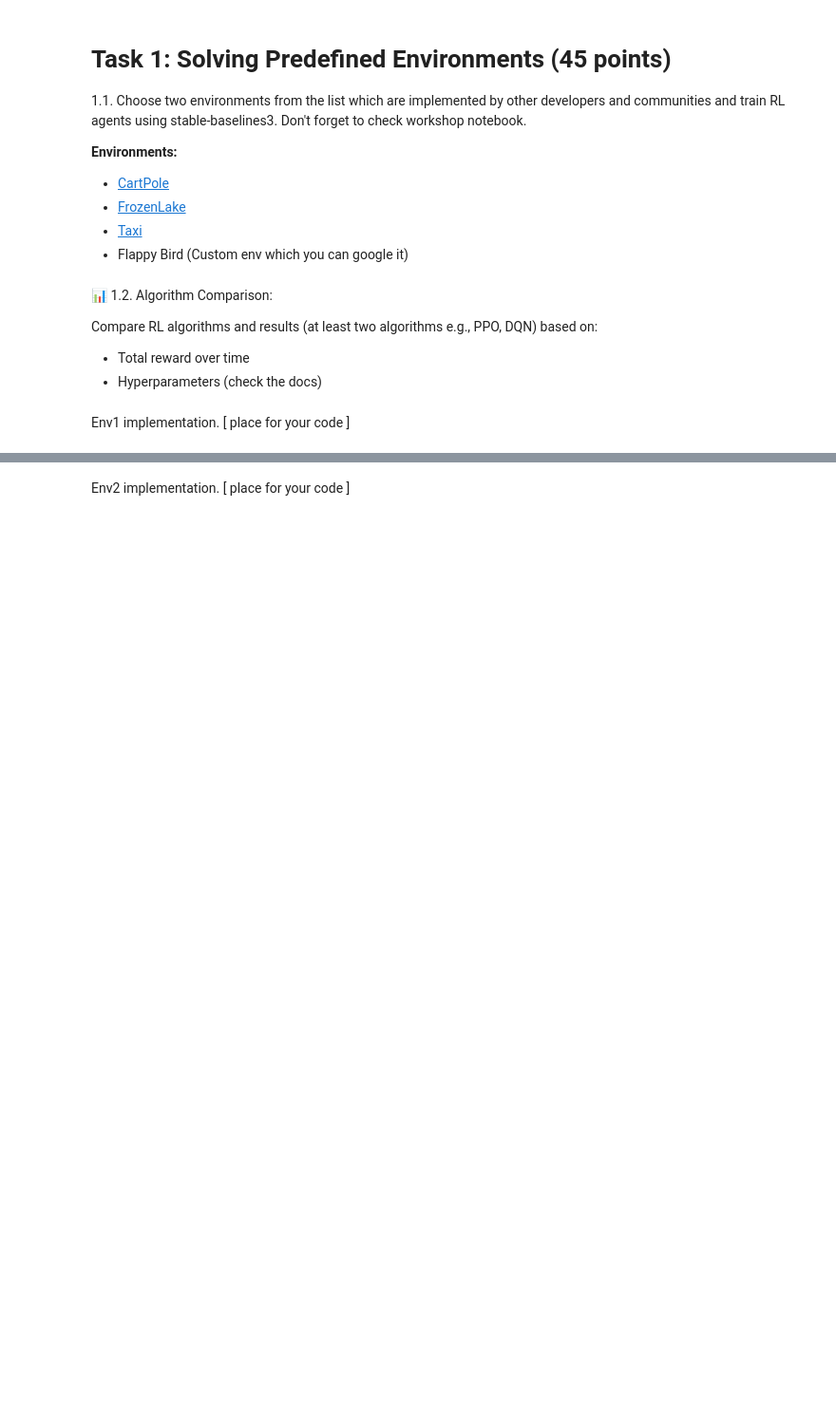
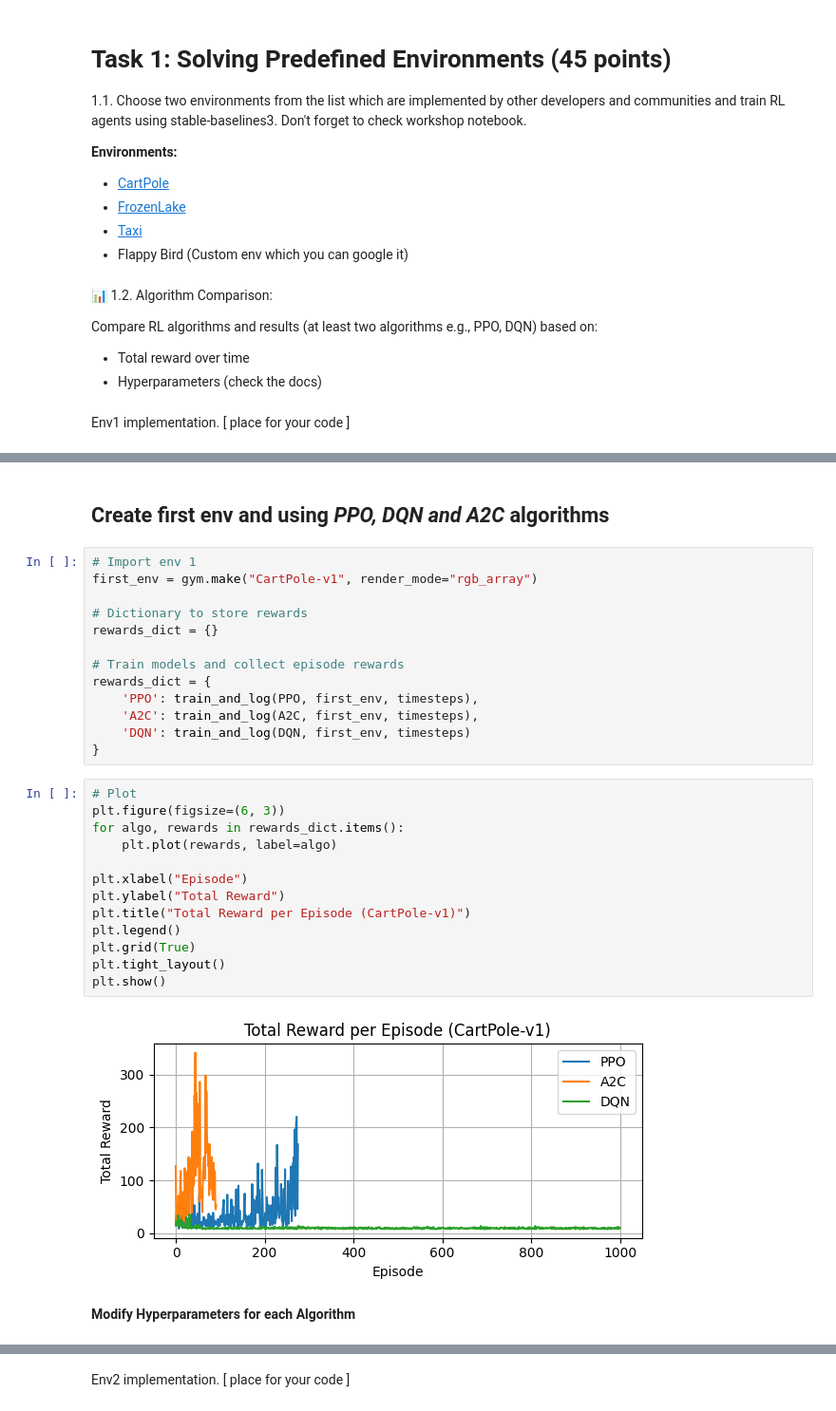
Before and after one commit to SaeedTerik/rl_homework, a Jupyter notebook: HW1_Notebook.ipynb, the cells around one changed output, grey strips where cells are left out. Shown at 95% size. Drawn from its saved outputs; the diff is of its cells as text; blank space fills up the shorter version.

```diff
--- a/HW1_Notebook.ipynb
+++ b/HW1_Notebook.ipynb
@@ -276,0 +262,32 @@ Using cpu device
+# %% [markdown]
+## **Create first env and using *PPO, DQN and A2C* algorithms**
+# %%
+# Import env 1
+first_env = gym.make("CartPole-v1", render_mode="rgb_array")
+
+# Dictionary to store rewards
+rewards_dict = {}
+
+# Train models and collect episode rewards
+rewards_dict = {
+    'PPO': train_and_log(PPO, first_env, timesteps),
+    'A2C': train_and_log(A2C, first_env, timesteps),
+    'DQN': train_and_log(DQN, first_env, timesteps)
+}
+# %%
+# Plot
+plt.figure(figsize=(6, 3))
+for algo, rewards in rewards_dict.items():
+    plt.plot(rewards, label=algo)
+
+plt.xlabel("Episode")
+plt.ylabel("Total Reward")
+plt.title("Total Reward per Episode (CartPole-v1)")
+plt.legend()
+plt.grid(True)
+plt.tight_layout()
+plt.show()
+# %% [output]
+[figure, added]
+# %% [markdown]
+**Modify Hyperparameters for each Algorithm**
```
Also changed, not shown: parts of 12 cells of this notebook.
